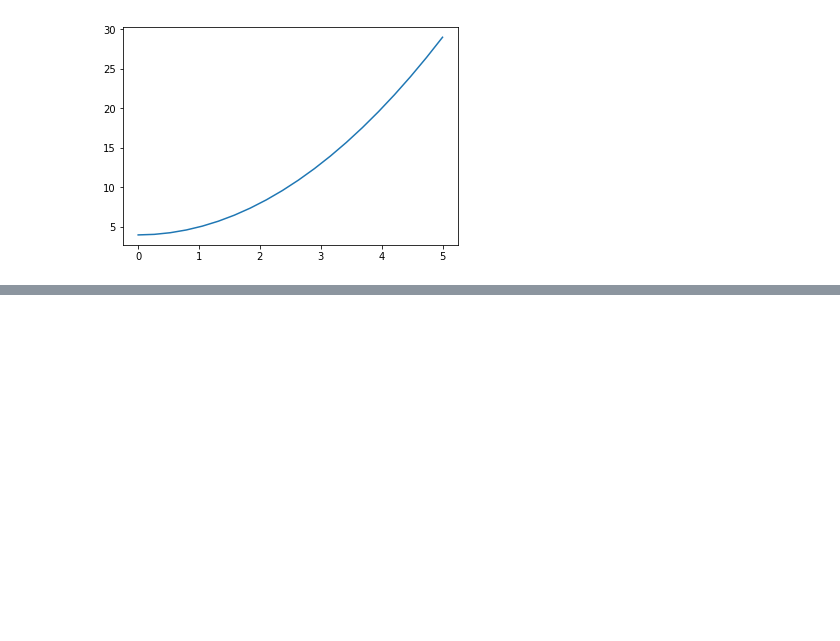
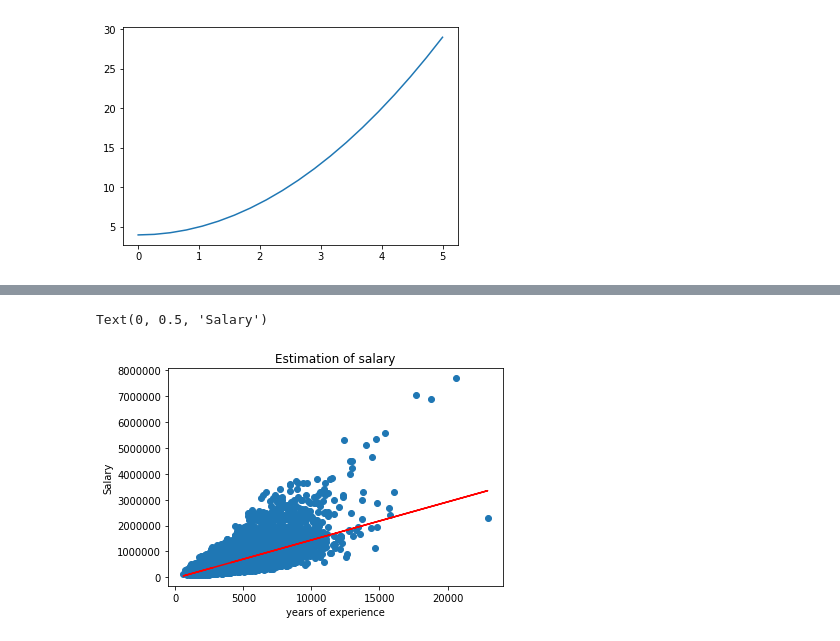
Before and after one commit to Ghost-kaze/trainig, a Jupyter notebook: day 12-13.ipynb, the cells around one changed output, grey strips where cells are left out. Saved outputs shown, nothing was run; the diff lists cells and outputs as text; code cells hidden in the pictures; blank space fills up the shorter version.

```diff
--- a/day 12-13.ipynb
+++ b/day 12-13.ipynb
@@ -104,0 +111,4 @@ z,y
+# %%
+mod = LinearRegression()
+# %%
+mod.fit(X_train, Y_train)
@@ -104,0 +122,4 @@ z,y
+# %%
+y_pred = mod.predict(X_test)
+
+np.concatenate((X_test,Y_test,y_pred), axis=1)
@@ -104,0 +150,2 @@ z,y
+# %%
+x = list(zip(X_test,Y_test,y_pred))
@@ -104,0 +180,17 @@ z,y
+# %%
+m=salary.iloc[:,:1]
+n=salary.iloc[:,1:2]
+"""l=[]
+m = []
+for d in x:
+    l.append(d[0])0
+for s in y:
+    m.append(s[0])"""
+p.scatter(X_train,Y_train)
+p.plot(X_train,mod.predict(X_train),'r')
+p.title('Estimation of salary')
+p.xlabel('years of experience')
+p.ylabel('Salary')
+# %% [output]
+Text(0, 0.5, 'Salary')
+[figure, added]
```
Also changed, not shown: parts of 19 cells of this notebook, 3 other files.
